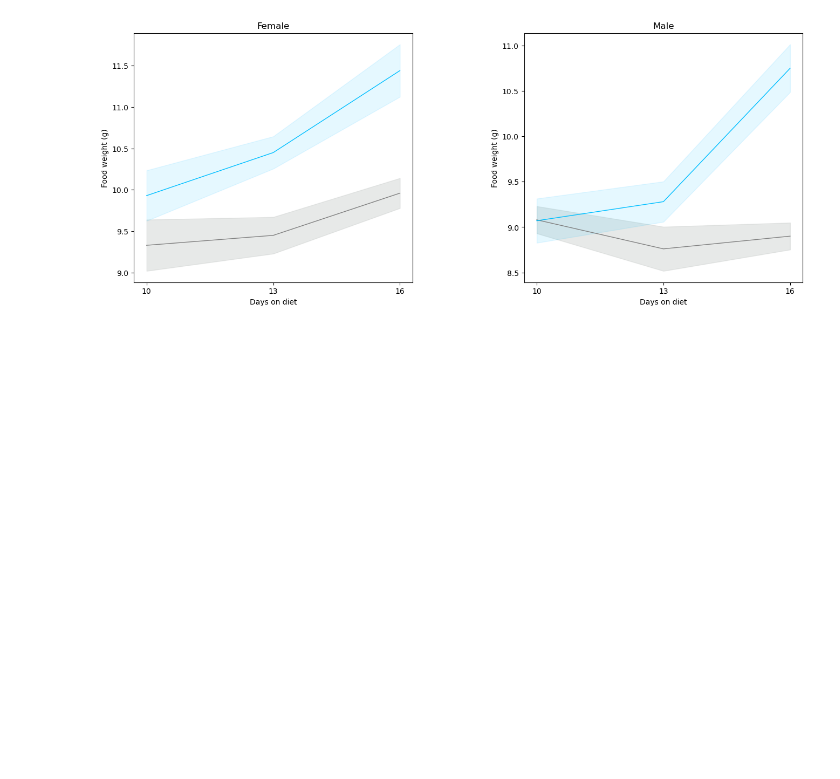
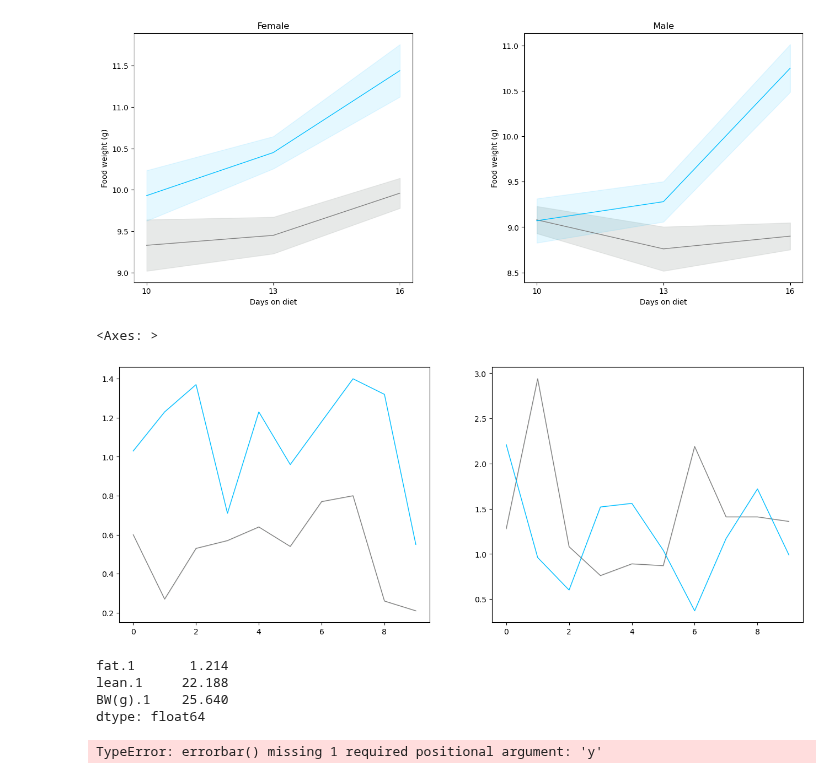
Before and after one commit to Htbibalan/FEDPROFERENCE, a Jupyter notebook: notebooks/FEDXD_READ_DATA.ipynb, the cells around one changed output. Drawn from its saved outputs; the diff is of its cells as text; code cells hidden in the pictures; blank space fills up the shorter version.

```diff
--- a/notebooks/FEDXD_READ_DATA.ipynb
+++ b/notebooks/FEDXD_READ_DATA.ipynb
@@ -459,3 +468,43 @@ ax2.set_title("Male")
 f.savefig(fig_folder+ "Food_intake.pdf")
 # %% [output]
 [figure]
+# %%
+BC_DF=pd.read_excel(r"C:\Users\hta031\Github\FEDPROFERENCE\results\FEDXD_CHOICE_RESULTS_OVERALL.xlsx", sheet_name="BODY_COMPOSITION")
+# %%
+BC_DF=BC_DF.round(decimals=2)
+# %%
+BC_exp_F=BC_DF.iloc[0:10,5:6].transpose() # 5:8 will include lean and bodyweight
+BC_exp_M=BC_DF.iloc[0:10,9:10].transpose() # 9:12 includes lean and bodyweight
+BC_ctl_F=BC_DF.iloc[15:25,5:6].transpose()
+BC_ctl_M=BC_DF.iloc[15:25,9:10].transpose()
+# %%
+f, [ax,ax2] = plt.subplots(figsize=(16,6), ncols=2)
+                            # sharey=False,
+                            # gridspec_kw={"width_ratios":[0.7,0.7],
+                            #             "right":0.9,
+                            #             "wspace":0.4,
+                            #             })
+tp.shadedError(ax,BC_ctl_F,linecolor=ctl_color)
+tp.shadedError(ax,BC_exp_F,linecolor=exp_color, errorcolor= exp_color, alpha= 0.1, linewidth=1)
+tp.shadedError(ax2,BC_ctl_M,linecolor=ctl_color)
+tp.shadedError(ax2,BC_exp_M,linecolor=exp_color, errorcolor= exp_color, alpha= 0.1, linewidth=1)
+
+
+#adds labels
+# ax1.set_ylabel("Food weight (g)")
+# ax1.set_xlabel("Days on diet")
+# ax2.set_ylabel("Food weight (g)")
+# ax2.set_xlabel("Days on diet")
+
+
+# ax1.set_xticks([0,1,2,],labels=["10","13","16"])
+# ax2.set_xticks([0,1,2,],labels=["10","13","16"])
+
+
+# ax1.set_title("Female")
+# ax2.set_title("Male")
+
+#f.savefig(fig_folder+ "Food_intake.pdf")
+# %% [output]
+<Axes: >
+[figure, added]
@@ -461,0 +516,29 @@ f.savefig(fig_folder+ "Food_intake.pdf")
+# %%
+BC_exp_M
+# %% [output]
+fat.1       1.214
+lean.1     22.188
+BW(g).1    25.640
+dtype: float64
+# %%
+ax.errorbar([BC_exp_F, BC_ctl_F],
+            yerr=[BC_exp_F.sem(), BC_ctl_F.sem()],
+            marker="o",
+            markerfacecolor="white",
+             ms=8,
+            linestyle="-",
+            color=ctl_color,
+             label="Ctl",
+
+            )
+
+# ax.errorbar([1+spacing,2+spacing,3+spacing],[exp_E1.mean(), exp_E2.mean(), exp_E3.mean()],
+#              yerr=[exp_E1.sem(), exp_E2.sem(), exp_E3.sem()],
+#             marker="o",
+#              markerfacecolor="white",
+#              ms=8,
+#             linestyle="-",
+#             color=exp_color,
+#             label="Exp")
+# %% [output]
+TypeError: errorbar() missing 1 required positional argument: 'y'
```
Also changed, not shown: parts of 11 cells of this notebook, 2 other files.
